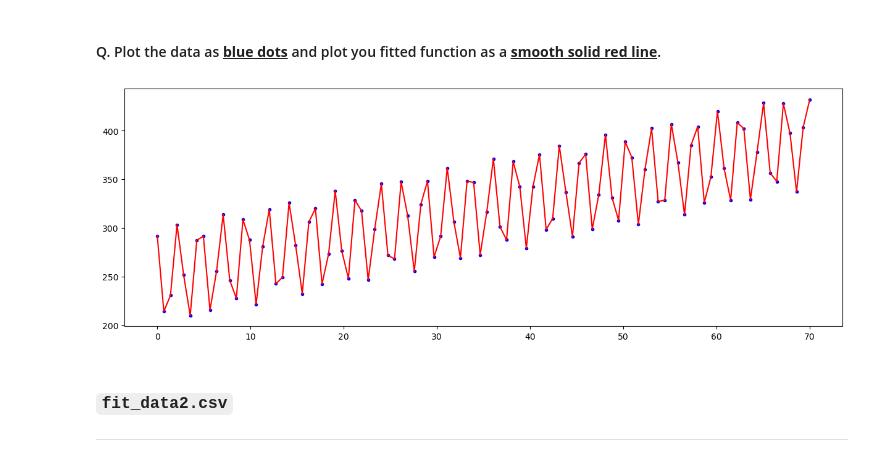
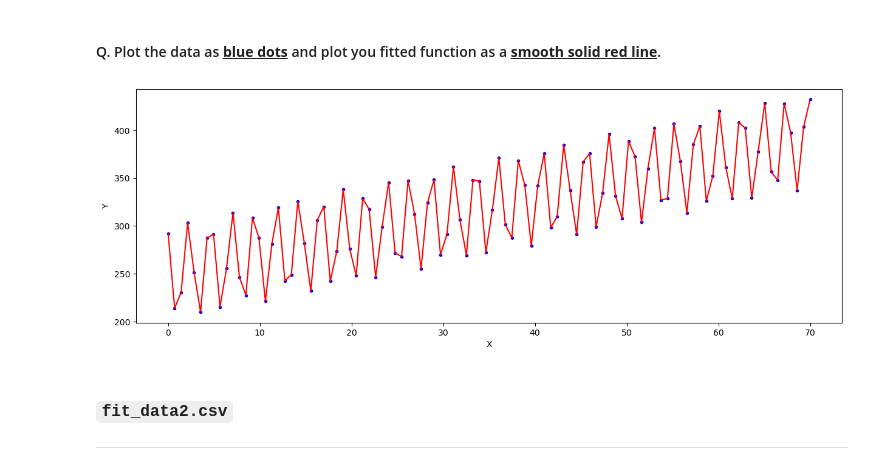
Before and after one commit to samsamotan/Quiz-1, a Jupyter notebook: Take Home Quiz 1 - Curve Fitting.ipynb, the cells around one changed output. Saved outputs shown, nothing was run; the diff lists cells and outputs as text; code cells hidden in the pictures.

```diff
--- a/Take Home Quiz 1 - Curve Fitting.ipynb
+++ b/Take Home Quiz 1 - Curve Fitting.ipynb
@@ -171,13 +171,13 @@ plt.show()
 #### Q. Based on the plot above, create your own custom function to fit the data. Print the optimal parameters and SSR.
 # %%
 def fit1(x, A, B, f, m, a):
-    """Sine + Line Function"""
+    """Sinusoid + Line"""
     return a * np.sin(2 * np.pi * f * x + A) + m * x + B
 
-popt, pcov = curve_fit(linear_sinusoid, x, y)
+popt, pcov = curve_fit(fit1, x, y)
 
 
-SSR= np.sum((y - linear_sinusoid(x, *popt)) ** 2)
+SSR= np.sum((y - fit1(x, *popt)) ** 2)
 
 print(f"Phase (A) = {popt[0]:.2f}")
 print(f"Intercept (B) = {popt[1]:.2f}")
@@ -196,10 +196,12 @@ SSR = 0.00
 #### Q. Plot the data as <u><b>blue dots</u></b> and plot you fitted function as a <b><u>smooth solid red line</u></b>.
 # %%
 plt.plot(x, y, 'b.')
-plt.plot(x, linear_sinusoid(x, *popt), 'r-')
+plt.plot(x, fit1(x, *popt), 'r-')
+plt.xlabel('X')
+plt.ylabel('Y')
 plt.show()
 # %% [output]
-[figure, old version]
+[figure, new version]
 # %% [markdown]
 ### `fit_data2.csv`
 
```
Also changed, not shown: parts of 7 cells of this notebook.
